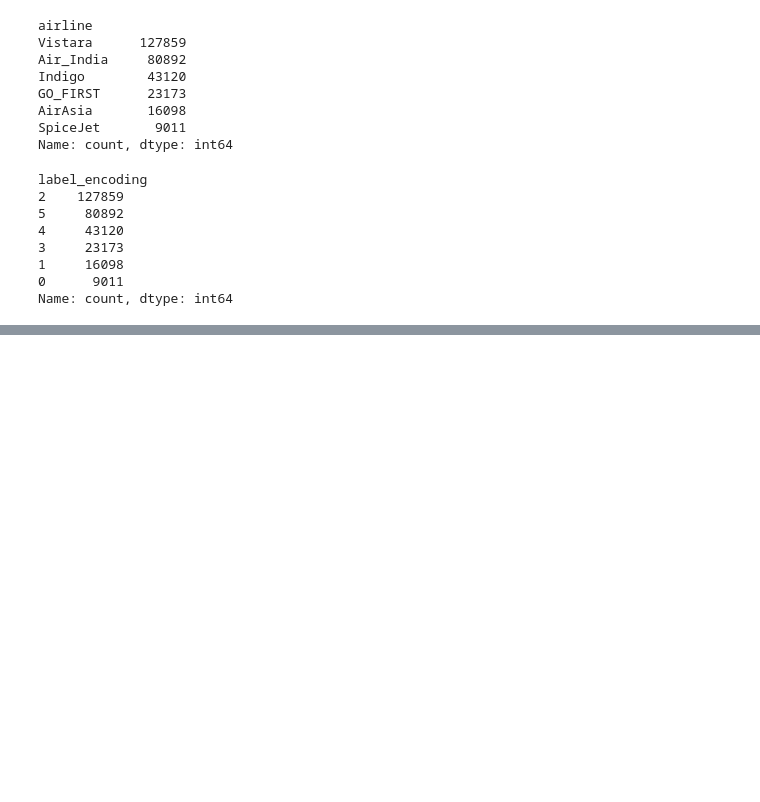
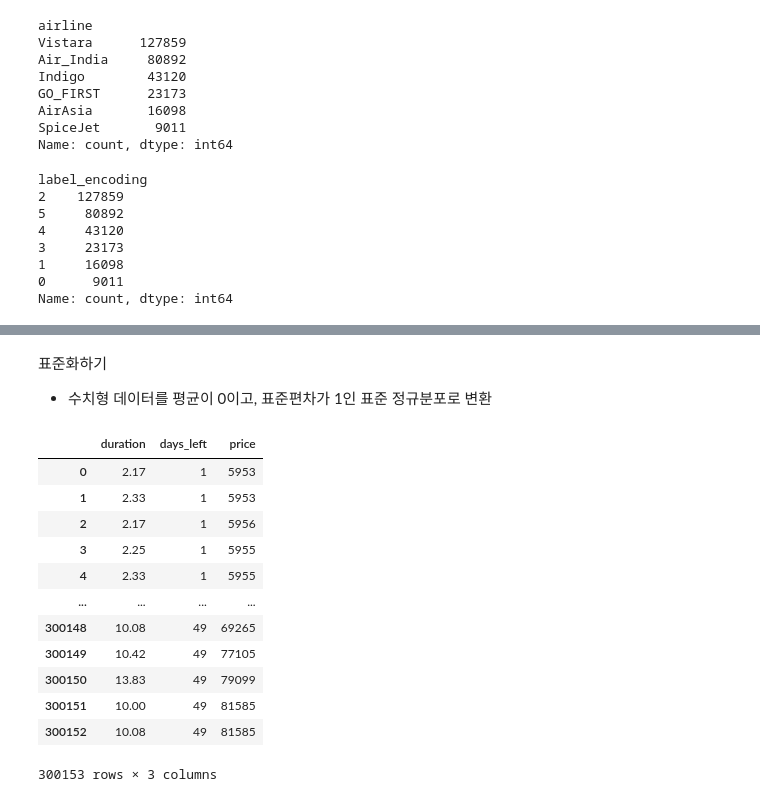
Before and after one commit to yulliyulli/aice-associate, a Jupyter notebook: ch06.ipynb, the cells around one changed output, grey strips where cells are left out. Saved outputs shown, nothing was run; the diff lists cells and outputs as text; code cells hidden in the pictures; blank space fills up the shorter version.

```diff
--- a/ch06.ipynb
+++ b/ch06.ipynb
@@ -579,0 +680,5 @@ Name: count, dtype: int64
+# %%
+df=df_origin.copy()
+
+df_num = df[['duration', 'days_left', 'price']] # 수치형 데이터만 분리
+df_num.head()
@@ -579,0 +715,20 @@ Name: count, dtype: int64
+# %% [markdown]
+표준화하기
+- 수치형 데이터를 평균이 0이고, 표준편차가 1인 표준 정규분포로 변환
+# %%
+df_num = df[['duration', 'days_left', 'price']] # 수치형 데이터만 분리
+df_num
+# %% [output]
+|  | duration | days_left | price |
+| 0 | 2.17 | 1 | 5953 |
+| 1 | 2.33 | 1 | 5953 |
+| 2 | 2.17 | 1 | 5956 |
+| 3 | 2.25 | 1 | 5955 |
+| 4 | 2.33 | 1 | 5955 |
+| ... | ... | ... | ... |
+| 300148 | 10.08 | 49 | 69265 |
+| 300149 | 10.42 | 49 | 77105 |
+| 300150 | 13.83 | 49 | 79099 |
+| 300151 | 10.00 | 49 | 81585 |
+| 300152 | 10.08 | 49 | 81585 |
+300153 rows × 3 columns
```
Also changed, not shown: parts of 29 cells of this notebook.
